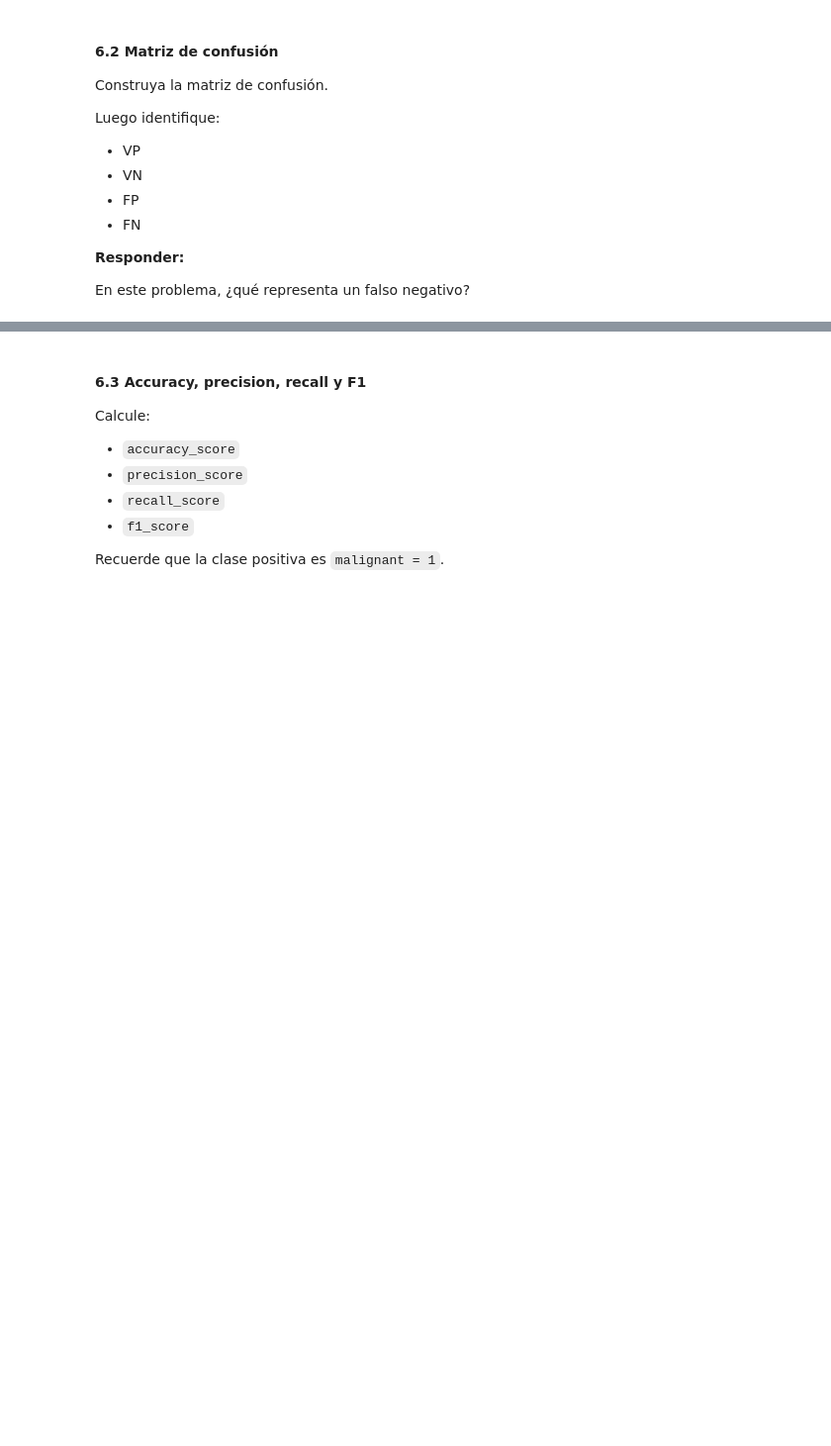
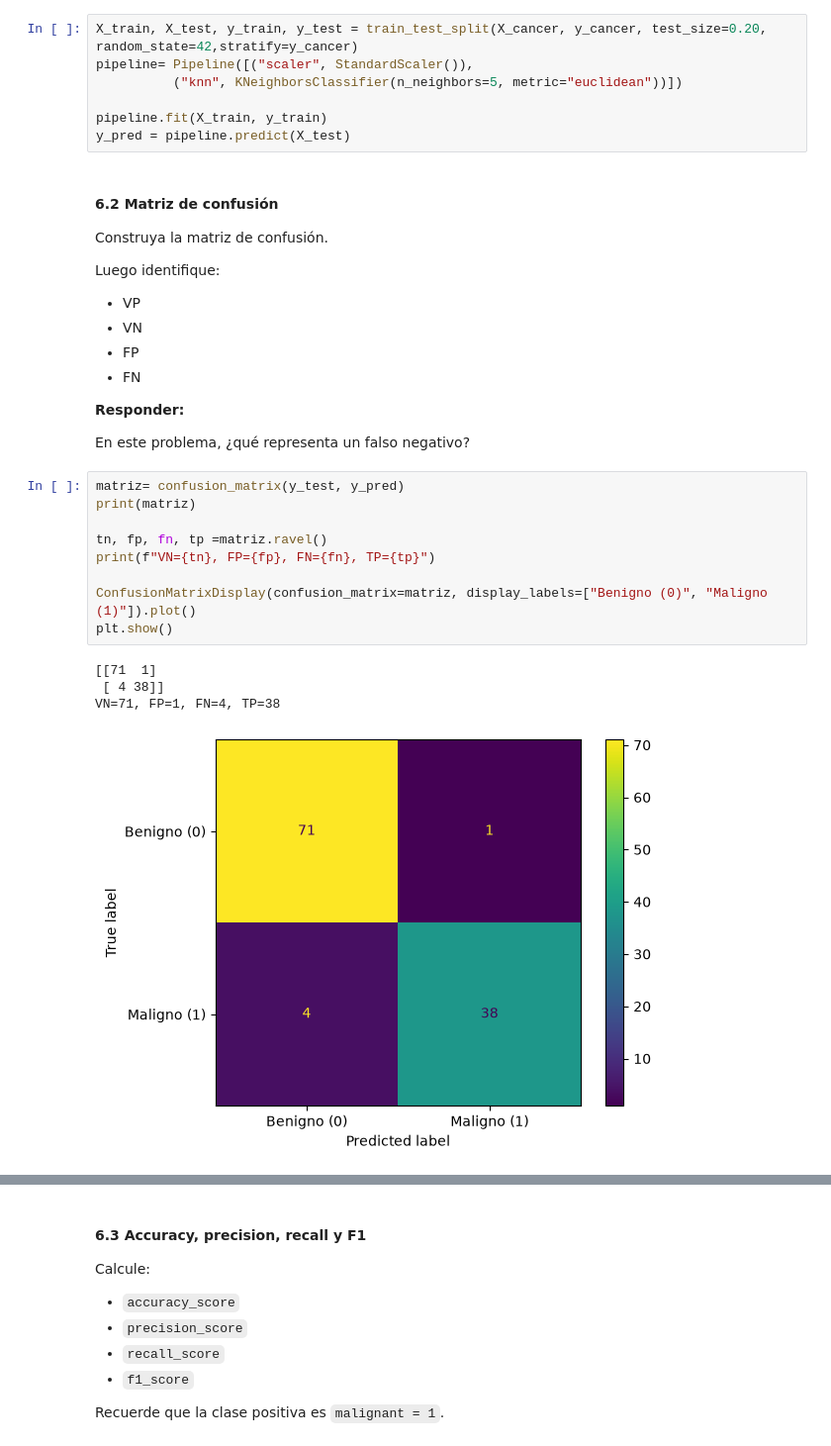
Before and after one commit to LucasSegovia01/Nu-ez_Segovia-Aprendizaje_automatico, a Jupyter notebook: Trabajo_practico_5/KNN_clasificacion_metricas_grupo_3.ipynb, the cells around one changed output, grey strips where cells are left out. Shown at 99% size. Saved outputs shown, nothing was run; the diff lists cells and outputs as text; blank space fills up the shorter version.

```diff
--- a/Trabajo_practico_5/KNN_clasificacion_metricas_grupo_3.ipynb
+++ b/Trabajo_practico_5/KNN_clasificacion_metricas_grupo_3.ipynb
@@ -903,6 +910,13 @@ con:
 
 - `n_neighbors=5`
 - `metric="euclidean"`
+# %%
+X_train, X_test, y_train, y_test = train_test_split(X_cancer, y_cancer, test_size=0.20, random_state=42,stratify=y_cancer)
+pipeline= Pipeline([("scaler", StandardScaler()),
+          ("knn", KNeighborsClassifier(n_neighbors=5, metric="euclidean"))])
+
+pipeline.fit(X_train, y_train)
+y_pred = pipeline.predict(X_test)
 # %% [markdown]
 #### 6.2 Matriz de confusión
 
@@ -918,3 +932,17 @@ Luego identifique:
 **Responder:**
 
 En este problema, ¿qué representa un falso negativo?
+# %%
+matriz= confusion_matrix(y_test, y_pred)
+print(matriz)
+
+tn, fp, fn, tp =matriz.ravel()
+print(f"VN={tn}, FP={fp}, FN={fn}, TP={tp}")
+
+ConfusionMatrixDisplay(confusion_matrix=matriz, display_labels=["Benigno (0)", "Maligno (1)"]).plot()
+plt.show()
+# %% [output]
+[[71  1]
+ [ 4 38]]
+VN=71, FP=1, FN=4, TP=38
+[figure, added]
```
Also changed, not shown: parts of 4 cells of this notebook.
